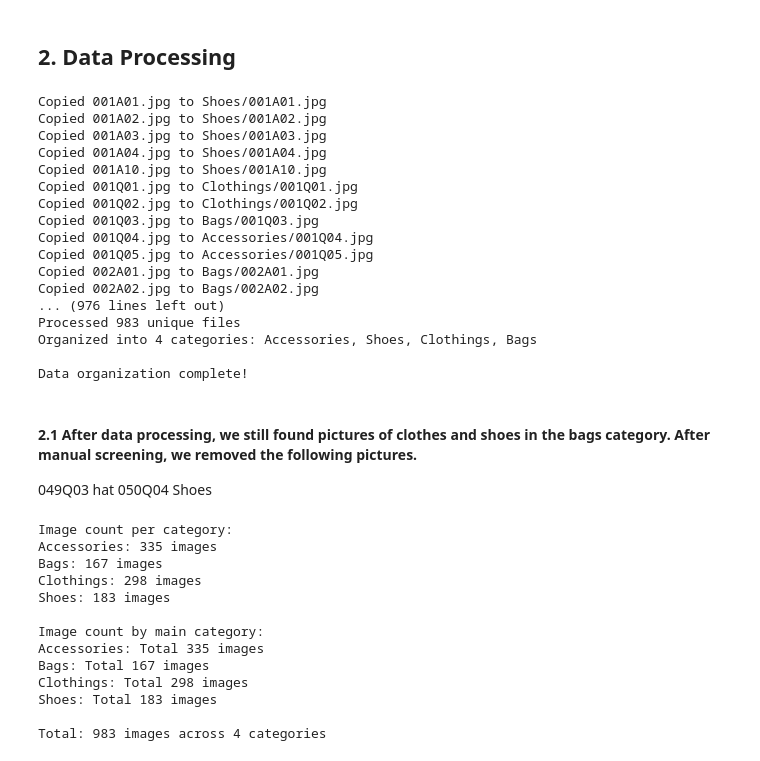
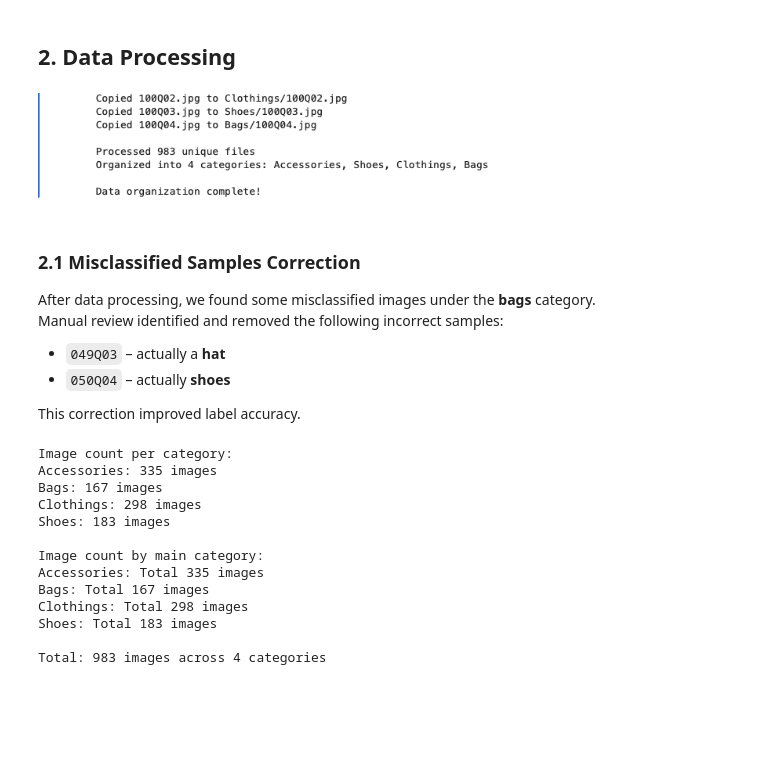
Before and after one commit to Aaron-YuchengZhu/fashion-classifier, a Jupyter notebook: notebooks/fashion_classifier.ipynb, the cells around one changed output. Saved outputs shown, nothing was run; the diff lists cells and outputs as text; code cells hidden in the pictures; blank space fills up the shorter version.

Commit message:
Add files via upload
adjustment of data part

```diff
--- a/notebooks/fashion_classifier.ipynb
+++ b/notebooks/fashion_classifier.ipynb
@@ -98,29 +98,22 @@ if missing_codes:
     for code in sorted(missing_codes):
         print(f"  - {code} (Category: {file_category_map[code]})")
 
-print("\nData organization complete!")
+#print("\nData organization complete!")
-# %% [output]
-Copied 001A01.jpg to Shoes/001A01.jpg
-Copied 001A02.jpg to Shoes/001A02.jpg
-Copied 001A03.jpg to Shoes/001A03.jpg
-Copied 001A04.jpg to Shoes/001A04.jpg
-Copied 001A10.jpg to Shoes/001A10.jpg
-Copied 001Q01.jpg to Clothings/001Q01.jpg
-Copied 001Q02.jpg to Clothings/001Q02.jpg
-Copied 001Q03.jpg to Bags/001Q03.jpg
-Copied 001Q04.jpg to Accessories/001Q04.jpg
-Copied 001Q05.jpg to Accessories/001Q05.jpg
-Copied 002A01.jpg to Bags/002A01.jpg
-Copied 002A02.jpg to Bags/002A02.jpg
-... (976 lines left out)
-Processed 983 unique files
-Organized into 4 categories: Accessories, Shoes, Clothings, Bags
-
-Data organization complete!
+# %%
+from IPython.display import Image
+Image("1.png")
+# %% [output]
+[figure, added]
 # %% [markdown]
-#### 2.1 After data processing, we still found pictures of clothes and shoes in the bags category. After manual screening, we removed the following pictures.
-049Q03 hat
-050Q04 Shoes
+### 2.1 Misclassified Samples Correction
+
+After data processing, we found some misclassified images under the **bags** category.
+Manual review identified and removed the following incorrect samples:
+
+- `049Q03` – actually a **hat**
+- `050Q04` – actually **shoes**
+
+This correction improved label accuracy.
 # %%
 # Count the number of images in each category
 print("\nImage count per category:")
```
Also changed, not shown: parts of 12 cells of this notebook.
